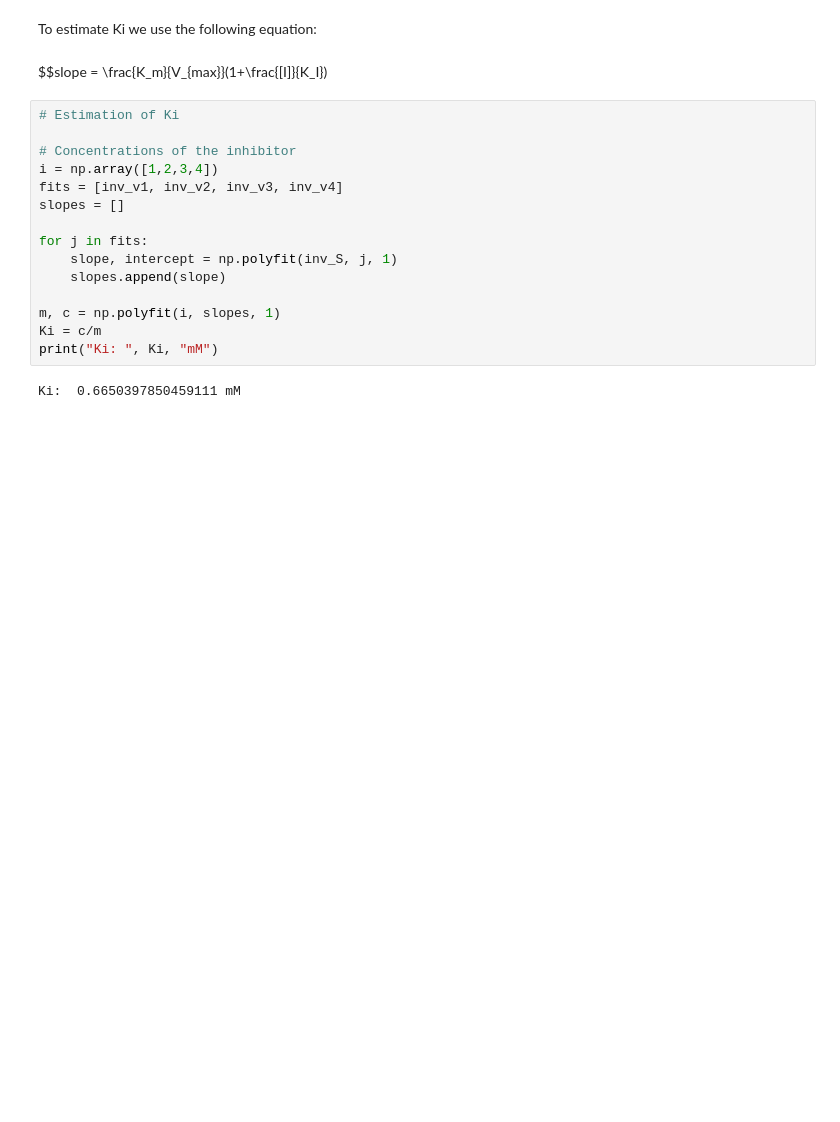
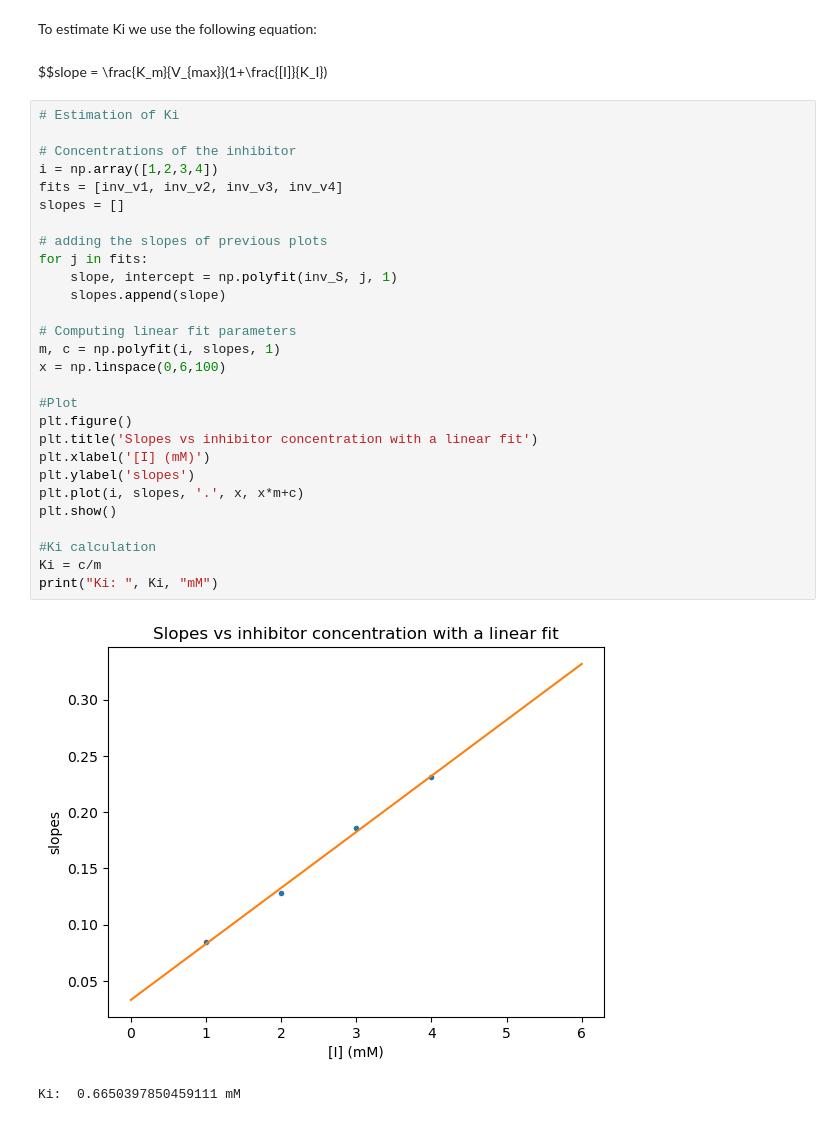
Before and after one commit to Julian-Barth/Bioreactor-modeling, a Jupyter notebook: Project2/Exercise1.ipynb, the cells around one changed output. Saved outputs shown, nothing was run; the diff lists cells and outputs as text; blank space fills up the shorter version.

```diff
--- a/Project2/Exercise1.ipynb
+++ b/Project2/Exercise1.ipynb
@@ -132,17 +132,31 @@ $$slope = \frac{K_m}{V_{max}}(1+\frac{[I]}{K_I})
 # %%
 # Estimation of Ki
 
 # Concentrations of the inhibitor
 i = np.array([1,2,3,4])
 fits = [inv_v1, inv_v2, inv_v3, inv_v4]
 slopes = []
 
+# adding the slopes of previous plots
 for j in fits:
     slope, intercept = np.polyfit(inv_S, j, 1)
     slopes.append(slope)
 
+# Computing linear fit parameters
 m, c = np.polyfit(i, slopes, 1)
+x = np.linspace(0,6,100)
+
+#Plot
+plt.figure()
+plt.title('Slopes vs inhibitor concentration with a linear fit')
+plt.xlabel('[I] (mM)')
+plt.ylabel('slopes')
+plt.plot(i, slopes, '.', x, x*m+c)
+plt.show()
+
+#Ki calculation
 Ki = c/m
 print("Ki: ", Ki, "mM")
 # %% [output]
+[figure, added]
 Ki:  0.6650397850459111 mM
```
